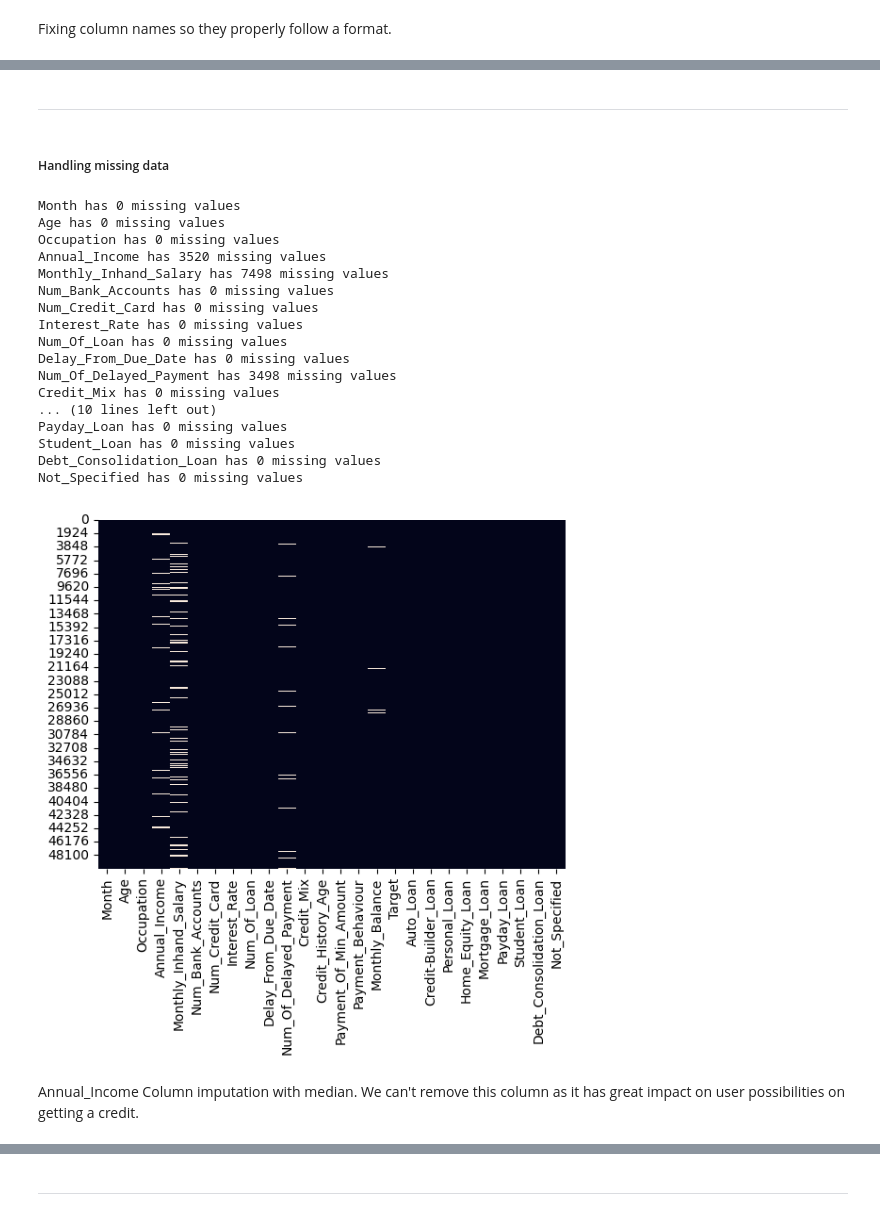
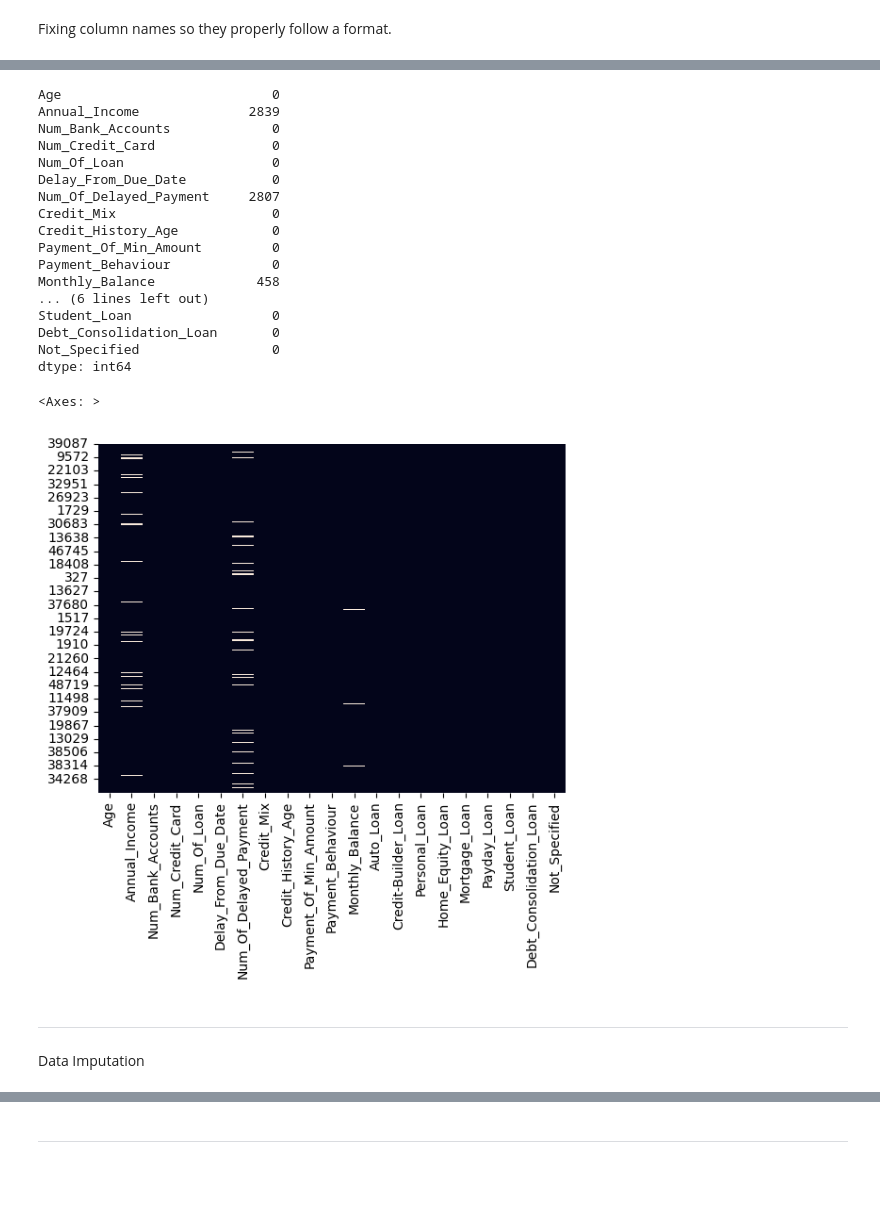
Before and after one commit to mau-JS/OracleML, a Jupyter notebook: CreditML.ipynb, the cells around one changed output, grey strips where cells are left out. Saved outputs shown, nothing was run; the diff lists cells and outputs as text; code cells hidden in the pictures; blank space fills up the shorter version.

```diff
--- a/CreditML.ipynb
+++ b/CreditML.ipynb
@@ -315,30 +328,25 @@ df.columns = [clean_column_name(col) for col in df.columns]
+# %%
+print(X_train.isnull().sum())
+sns.heatmap(X_train.isnull(), cbar=False)
+# %% [output]
+Age                           0
+Annual_Income              2839
+Num_Bank_Accounts             0
+Num_Credit_Card               0
+Num_Of_Loan                   0
+Delay_From_Due_Date           0
+Num_Of_Delayed_Payment     2807
+Credit_Mix                    0
+Credit_History_Age            0
+Payment_Of_Min_Amount         0
+Payment_Behaviour             0
+Monthly_Balance             458
+... (6 lines left out)
+Student_Loan                  0
+Debt_Consolidation_Loan       0
+Not_Specified                 0
+dtype: int64
+<Axes: >
+[figure, added]
 # %% [markdown]
 ---
-# %% [markdown]
-##### Handling missing data
-# %%
-#Visualizing missing data
-sns.heatmap(df.isnull(), cbar=False)
-# Checking missing values for all attributes
-for i in df.columns:
-  missing_values = df[i].isna()
-  print(f'{i} has {missing_values.sum()} missing values')
-# %% [output]
-Month has 0 missing values
-Age has 0 missing values
-Occupation has 0 missing values
-Annual_Income has 3520 missing values
-Monthly_Inhand_Salary has 7498 missing values
-Num_Bank_Accounts has 0 missing values
-Num_Credit_Card has 0 missing values
-Interest_Rate has 0 missing values
-Num_Of_Loan has 0 missing values
-Delay_From_Due_Date has 0 missing values
-Num_Of_Delayed_Payment has 3498 missing values
-Credit_Mix has 0 missing values
-... (10 lines left out)
-Payday_Loan has 0 missing values
-Student_Loan has 0 missing values
-Debt_Consolidation_Loan has 0 missing values
-Not_Specified has 0 missing values
-[figure, removed]
@@ -348,2 +352,0 @@ df = df.drop('Monthly_Inhand_Salary',axis=1)
-# %% [markdown]
-Annual_Income Column imputation with median. We can't remove this column as it has great impact on user possibilities on getting a credit.
@@ -357,0 +353,2 @@ df['Annual_Income'] = imputer.fit_transform(df['Annual_Income'].values.reshape(-
+# %% [markdown]
+Data Imputation
```
Also changed, not shown: parts of 22 cells of this notebook.
